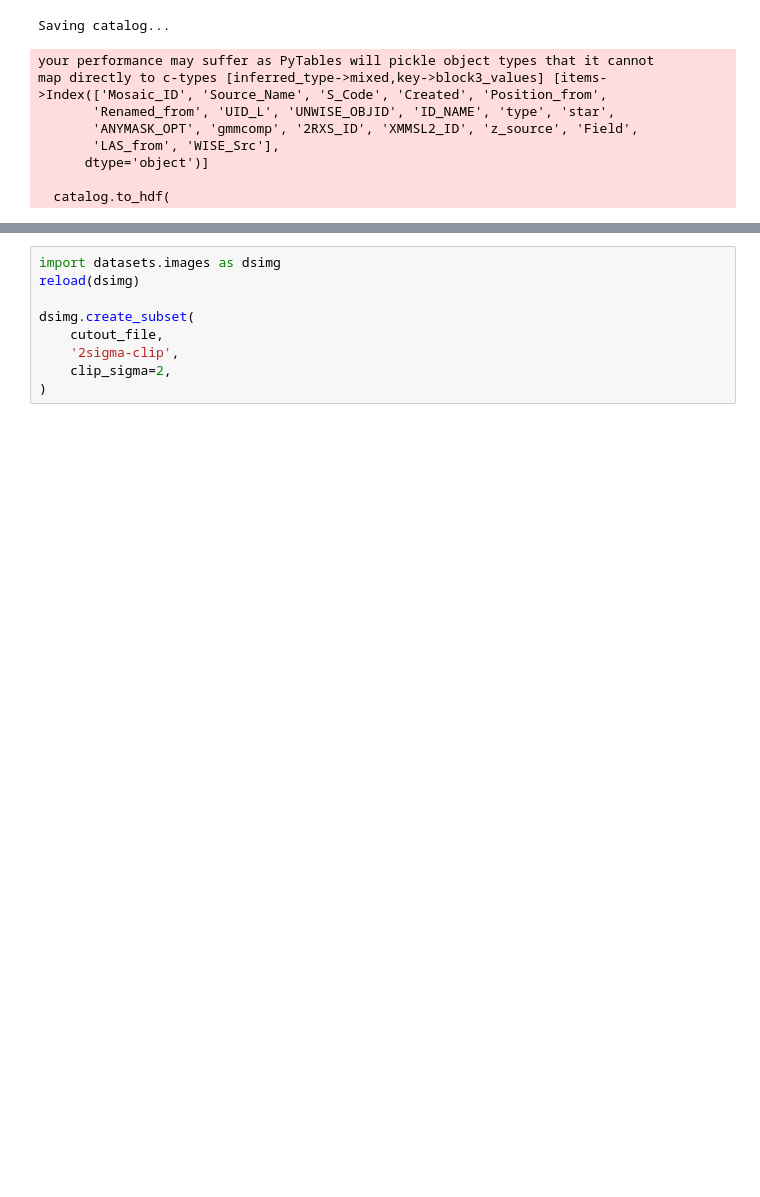
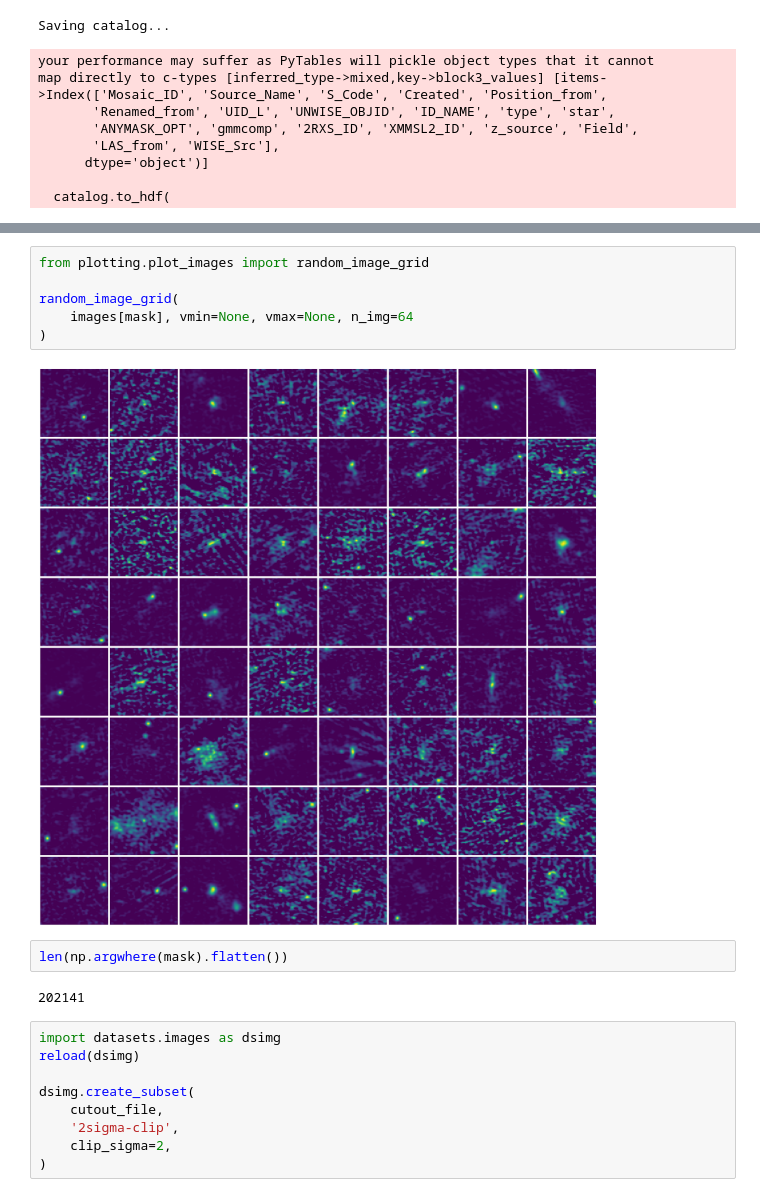
Before and after one commit to tmartinezML/LOFAR-Diffusion, a Jupyter notebook: src/notebooks/image_preprocessing.ipynb, the cells around one changed output, grey strips where cells are left out. Drawn from its saved outputs; the diff is of its cells as text; blank space fills up the shorter version.

```diff
--- a/src/notebooks/image_preprocessing.ipynb
+++ b/src/notebooks/image_preprocessing.ipynb
@@ -83,3 +86,15 @@ map directly to c-types [inferred_type->mixed,key->block3_values] [items->Index(
+# %%
+from plotting.plot_images import random_image_grid
+
+random_image_grid(
+    images[mask], vmin=None, vmax=None, n_img=64
+)
+# %% [output]
+[figure, added]
+# %%
+len(np.argwhere(mask).flatten())
+# %% [output]
+202141
 # %%
 import datasets.images as dsimg
 reload(dsimg)
```
Also changed, not shown: parts of 8 cells of this notebook, 1 other file.
